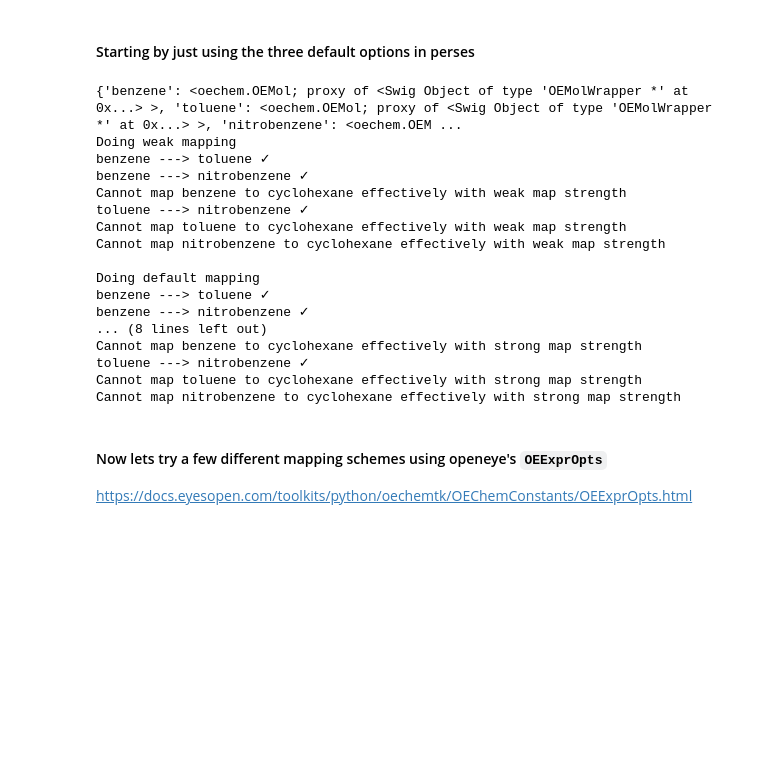
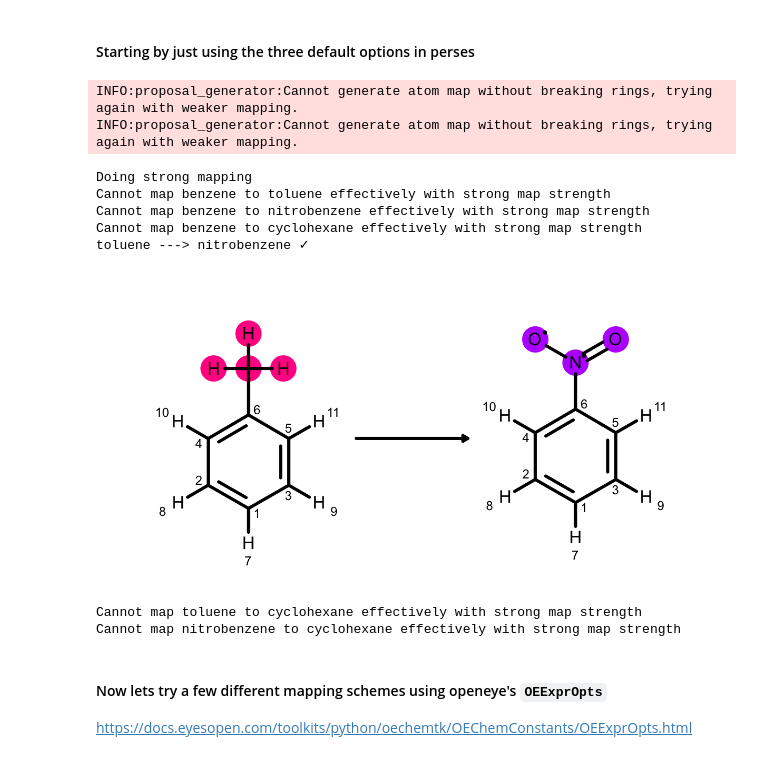
Before and after one commit to choderalab/perses, a Jupyter notebook: examples/atom-mapping/Atom-mapping.ipynb, the cells around one changed output. Saved outputs shown, nothing was run; the diff lists cells and outputs as text; code cells hidden in the pictures; blank space fills up the shorter version.

```diff
--- a/examples/atom-mapping/Atom-mapping.ipynb
+++ b/examples/atom-mapping/Atom-mapping.ipynb
@@ -14,7 +15,6 @@ import itertools
 # %%
 ##### molecules to play with
 
-smiles = {'benzene':'c1ccccc1','phenol':'c1ccc(cc1)O','anisole':'c1ccc(cc1)OC','cyclohexane':'C1CCCCC1'}
 smiles = {'benzene':'c1ccccc1','toluene':'c1ccccc1C','nitrobenzene':'C1=CC=C(C=C1)[N+](=O)[O-]','cyclohexane':'C1CCCCC1'}
 list_of_mols = []
 for name,smi in smiles.items():
@@ -29,39 +29,36 @@ print(f'{len(list_of_mols)} oemols have been generated')
 # %%
 # looping over default mapping strengths
 names_and_oemols = dict(zip(smiles.keys(),list_of_mols))
 
-print(names_and_oemols)
-for map_strength in ['weak','default','strong']:
+# print(names_and_oemols.keys())
+
+for map_strength in ['strong']:
     print(f'Doing {map_strength} mapping')
     for nameA,nameB in itertools.combinations(names_and_oemols,2):
         molA = names_and_oemols[nameA]
         molB = names_and_oemols[nameB]
         Mapper = AtomMapper([molA,molB],map_strength=map_strength)
-        if len(Mapper.atom_map) < 3:
+
+        if Mapper.atom_map is None or len(Mapper.atom_map) < 3:
             # too many unique atoms
             print(f'Cannot map {nameA} to {nameB} effectively with {map_strength} map strength')
         else:
             print(f'{nameA} ---> {nameB} '+u'\u2713')
             render_atom_mapping(f'{nameA}to{nameB}_{map_strength}.png', Mapper.current_molecule, Mapper.proposed_molecule, Mapper.atom_map)
+            i = Image(filename=f'{nameA}to{nameB}_{map_strength}.png')
+            display(i)
     print()
 # %% [output]
-{'benzene': <oechem.OEMol; proxy of <Swig Object of type 'OEMolWrapper *' at 0x...> >, 'toluene': <oechem.OEMol; proxy of <Swig Object of type 'OEMolWrapper *' at 0x...> >, 'nitrobenzene': <oechem.OEM ...
-Doing weak mapping
-benzene ---> toluene ✓
-benzene ---> nitrobenzene ✓
-Cannot map benzene to cyclohexane effectively with weak map strength
-toluene ---> nitrobenzene ✓
-Cannot map toluene to cyclohexane effectively with weak map strength
-Cannot map nitrobenzene to cyclohexane effectively with weak map strength
-
-Doing default mapping
-benzene ---> toluene ✓
-benzene ---> nitrobenzene ✓
-... (8 lines left out)
-Cannot map benzene to cyclohexane effectively with strong map strength
-toluene ---> nitrobenzene ✓
-Cannot map toluene to cyclohexane effectively with strong map strength
-Cannot map nitrobenzene to cyclohexane effectively with strong map strength
+INFO:proposal_generator:Cannot generate atom map without breaking rings, trying again with weaker mapping.
+INFO:proposal_generator:Cannot generate atom map without breaking rings, trying again with weaker mapping.
+Doing strong mapping
+Cannot map benzene to toluene effectively with strong map strength
+Cannot map benzene to nitrobenzene effectively with strong map strength
+Cannot map benzene to cyclohexane effectively with strong map strength
+toluene ---> nitrobenzene ✓
+[figure, added]
+Cannot map toluene to cyclohexane effectively with strong map strength
+Cannot map nitrobenzene to cyclohexane effectively with strong map strength
 # %% [markdown]
 #### Now lets try a few different mapping schemes using openeye's `OEExprOpts`
 
```
Also changed, not shown: parts of 2 cells of this notebook.
